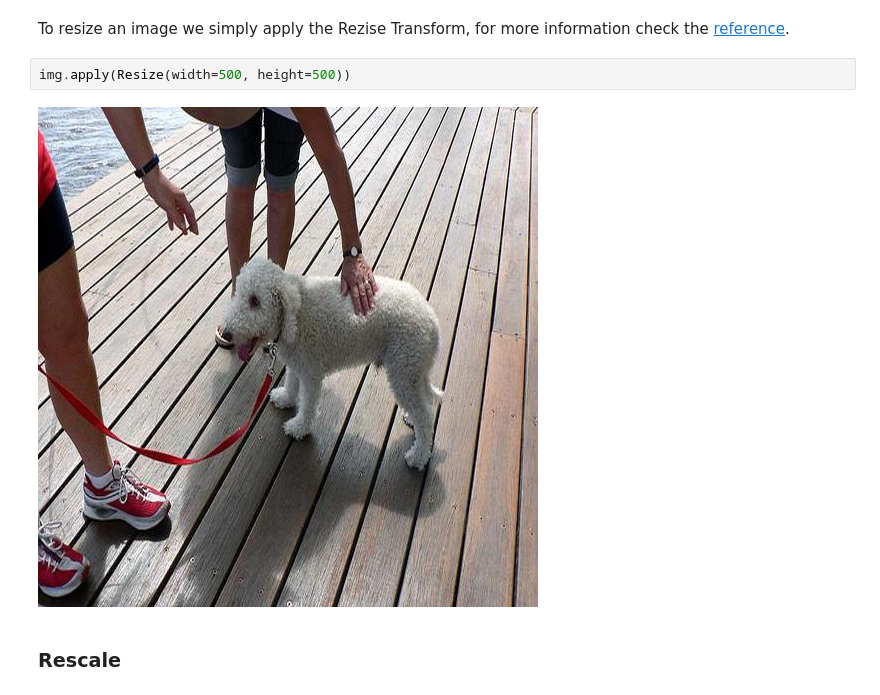
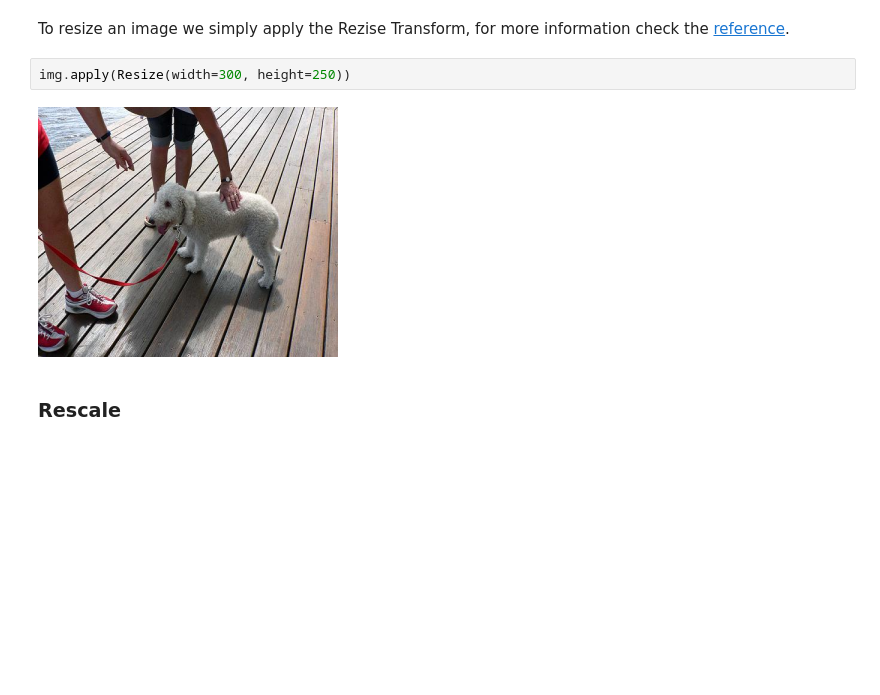
Before and after one commit to easycv/easycv, a Jupyter notebook: docs/source/examples/transforms/spatial.ipynb, the cells around one changed output. Cells and saved outputs as stored; diff of their text form; blank space fills up the shorter version.

```diff
--- a/docs/source/examples/transforms/spatial.ipynb
+++ b/docs/source/examples/transforms/spatial.ipynb
@@ -15,9 +15,9 @@ img
 # %% [markdown]
 To resize an image we simply apply the Rezise Transform, for more information check the [reference](../../reference/transforms/spatial.rst).
 # %%
-img.apply(Resize(width=500, height=500))
+img.apply(Resize(width=300, height=250))
 # %% [output]
-[figure, old version]
+[figure, new version]
 # %% [markdown]
 ### Rescale
 # %% [markdown]
```
Also changed, not shown: parts of 2 cells of this notebook, 2 other files.
